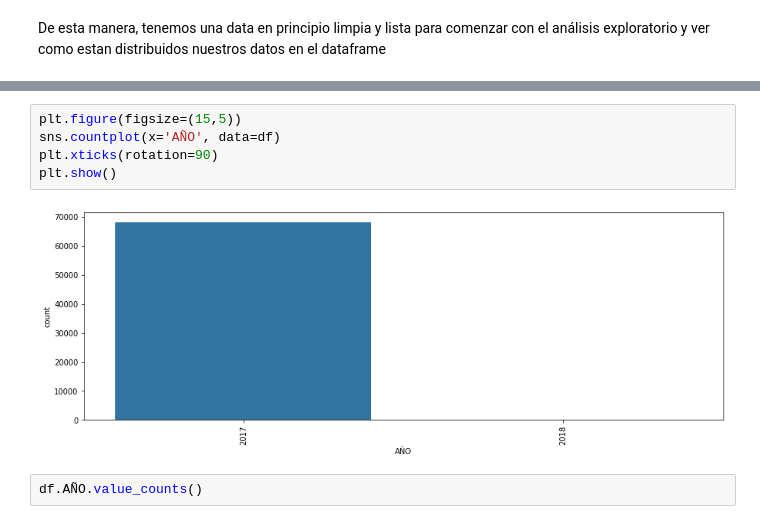
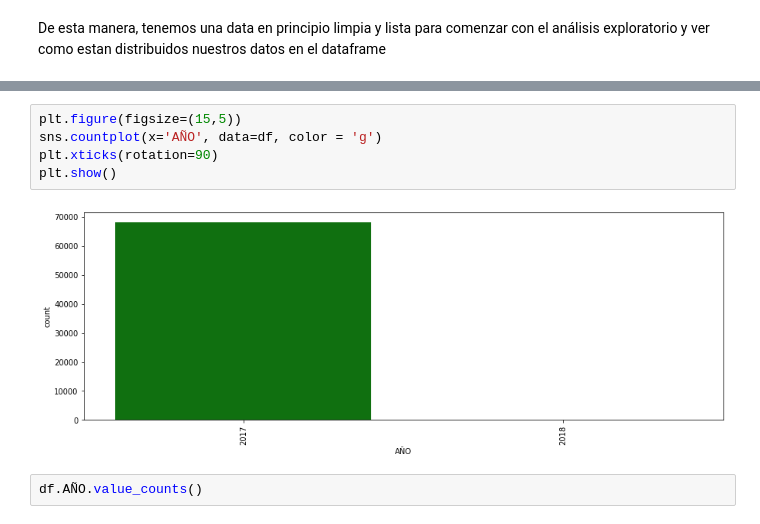
Before and after one commit to OsvaldoMedina/LATAM-Airlines, a Jupyter notebook: solution.ipynb, the cells around one changed output, grey strips where cells are left out. Saved outputs shown, nothing was run; the diff lists cells and outputs as text.

```diff
--- a/solution.ipynb
+++ b/solution.ipynb
@@ -171,10 +182,10 @@ De esta manera, tenemos una data en principio limpia y lista para comenzar con e
 # %%
 plt.figure(figsize=(15,5))
-sns.countplot(x='AÑO', data=df)
+sns.countplot(x='AÑO', data=df, color = 'g')
 plt.xticks(rotation=90)
 plt.show()
 # %% [output]
-[figure, old version]
+[figure, new version]
 # %%
 df.AÑO.value_counts()
 # %% [output]
```
Also changed, not shown: parts of 19 cells of this notebook, 2 other files.
